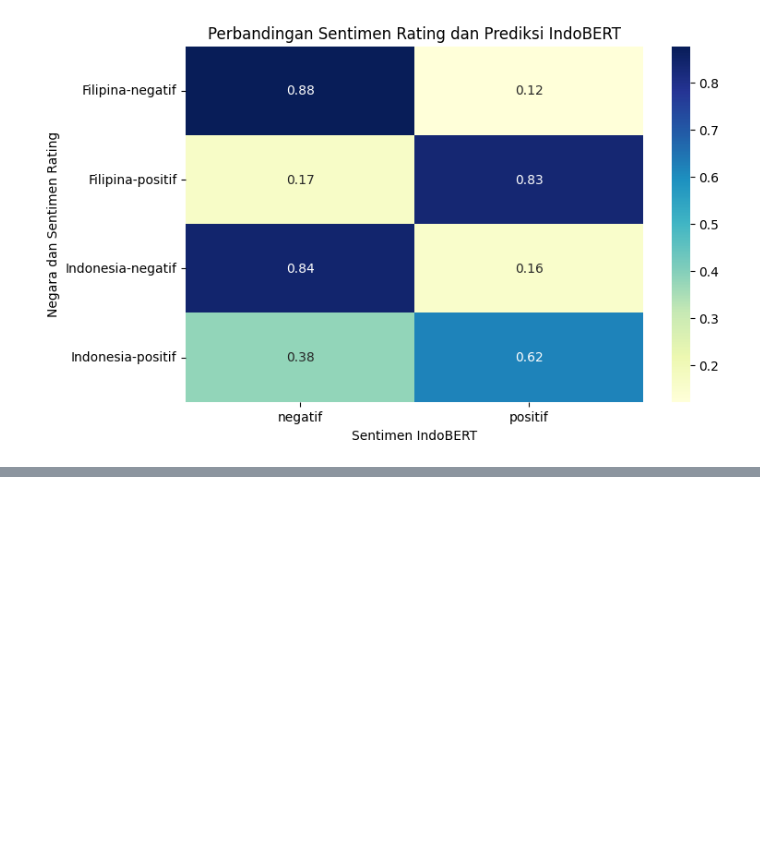
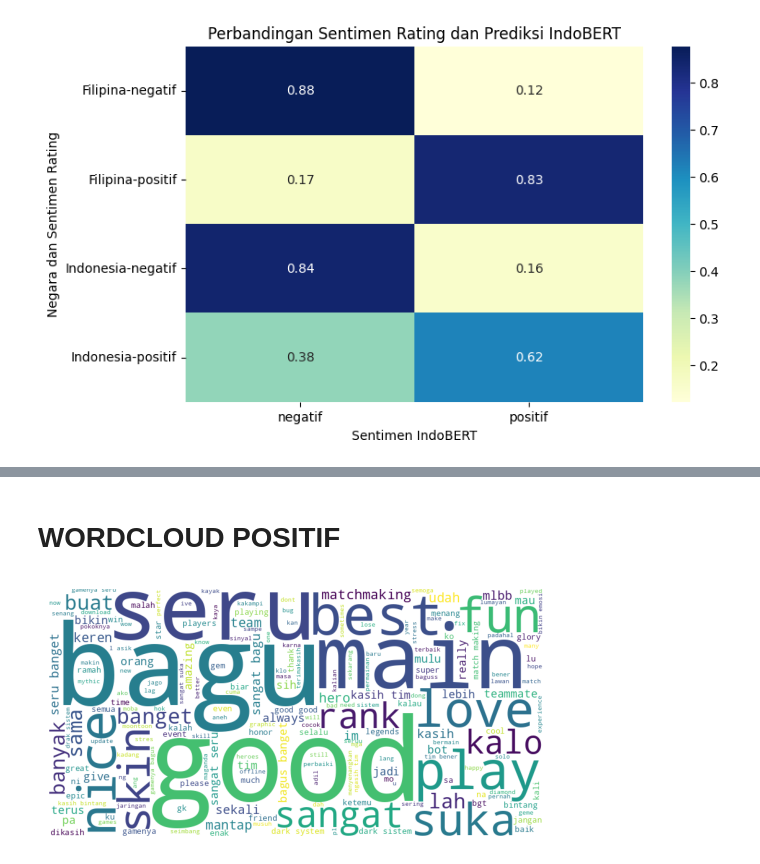
Before and after one commit to Desichh/BIG-DATA, a Jupyter notebook: PROJECT BIG DATA/Notebook Final (42.791 Data).ipynb, the cells around one changed output, grey strips where cells are left out. Saved outputs shown, nothing was run; the diff lists cells and outputs as text; code cells hidden in the pictures; blank space fills up the shorter version.

```diff
--- a/PROJECT BIG DATA/Notebook Final (42.791 Data).ipynb
+++ b/PROJECT BIG DATA/Notebook Final (42.791 Data).ipynb
@@ -495,0 +508,33 @@ plt.show()
+# %%
+def clean_text(text):
+
+    text = text.lower()  # lowercase
+    text = re.sub(r'\d+', '', text)  # hapus angka
+    text = re.sub(r'[^\w\s]', '', text)  # hapus tanda baca
+
+    words = text.split()
+
+    words = [word for word in words if word not in stopwords]
+
+    return " ".join(words)
+# %%
+df["clean_review"] = df["review"].astype(str).apply(clean_text)
+# %%
+positif = df[df_1["sentimen_final"]=="positif"]["clean_review"]
+negatif = df[df_1["sentimen_final"]=="negatif"]["clean_review"]
+# %%
+positif_text = " ".join(positif)
+negatif_text = " ".join(negatif)
+# %% [markdown]
+# **WORDCLOUD POSITIF**
+# %%
+from wordcloud import WordCloud
+import matplotlib.pyplot as plt
+
+wc = WordCloud(width=800, height=400, background_color="white").generate(positif_text)
+
+plt.imshow(wc)
+plt.axis("off")
+plt.show()
+# %% [output]
+[figure, added]
```
Also changed, not shown: parts of 9 cells of this notebook.
